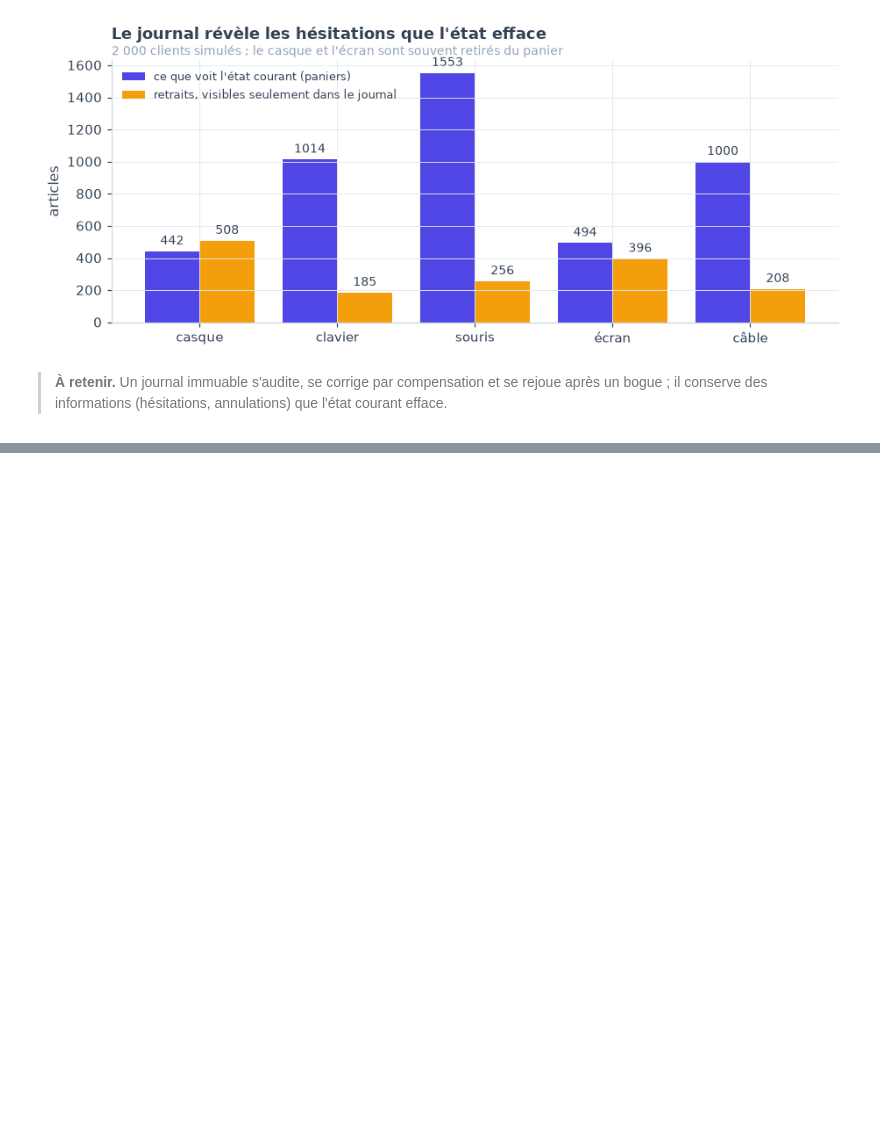
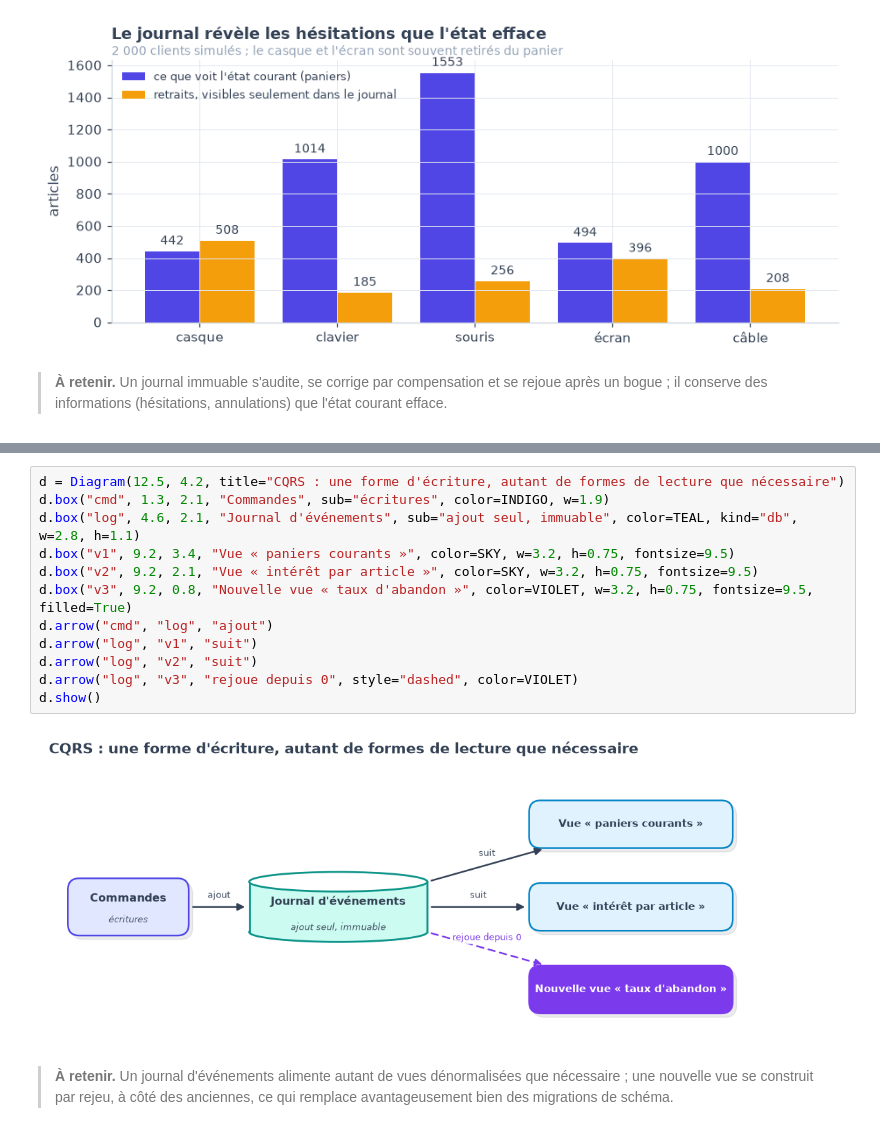
Before and after one commit to gwils28/Designing_Data_Intensive_Applications__ByTheBook, a Jupyter notebook: notebooks/ch11_traitement_de_flux/ch11_cours_4_event_sourcing_et_immutabilite.ipynb, the cells around one changed output, grey strips where cells are left out. Drawn from its saved outputs; the diff is of its cells as text; blank space fills up the shorter version.

Commit message:
ch11 cours 4 : Plusieurs vues à partir du même journal

```diff
--- a/notebooks/ch11_traitement_de_flux/ch11_cours_4_event_sourcing_et_immutabilite.ipynb
+++ b/notebooks/ch11_traitement_de_flux/ch11_cours_4_event_sourcing_et_immutabilite.ipynb
@@ -320,0 +382,18 @@ plt.tight_layout(); plt.show()
+# %%
+d = Diagram(12.5, 4.2, title="CQRS : une forme d'écriture, autant de formes de lecture que nécessaire")
+d.box("cmd", 1.3, 2.1, "Commandes", sub="écritures", color=INDIGO, w=1.9)
+d.box("log", 4.6, 2.1, "Journal d'événements", sub="ajout seul, immuable", color=TEAL, kind="db", w=2.8, h=1.1)
+d.box("v1", 9.2, 3.4, "Vue « paniers courants »", color=SKY, w=3.2, h=0.75, fontsize=9.5)
+d.box("v2", 9.2, 2.1, "Vue « intérêt par article »", color=SKY, w=3.2, h=0.75, fontsize=9.5)
+d.box("v3", 9.2, 0.8, "Nouvelle vue « taux d'abandon »", color=VIOLET, w=3.2, h=0.75, fontsize=9.5, filled=True)
+d.arrow("cmd", "log", "ajout")
+d.arrow("log", "v1", "suit")
+d.arrow("log", "v2", "suit")
+d.arrow("log", "v3", "rejoue depuis 0", style="dashed", color=VIOLET)
+d.show()
+# %% [output]
+[figure, added]
+# %% [markdown]
+> **À retenir.** Un journal d'événements alimente autant de vues dénormalisées que
+> nécessaire ; une nouvelle vue se construit par rejeu, à côté des anciennes, ce qui
+> remplace avantageusement bien des migrations de schéma.
```
Also changed, not shown: parts of 2 cells of this notebook.
